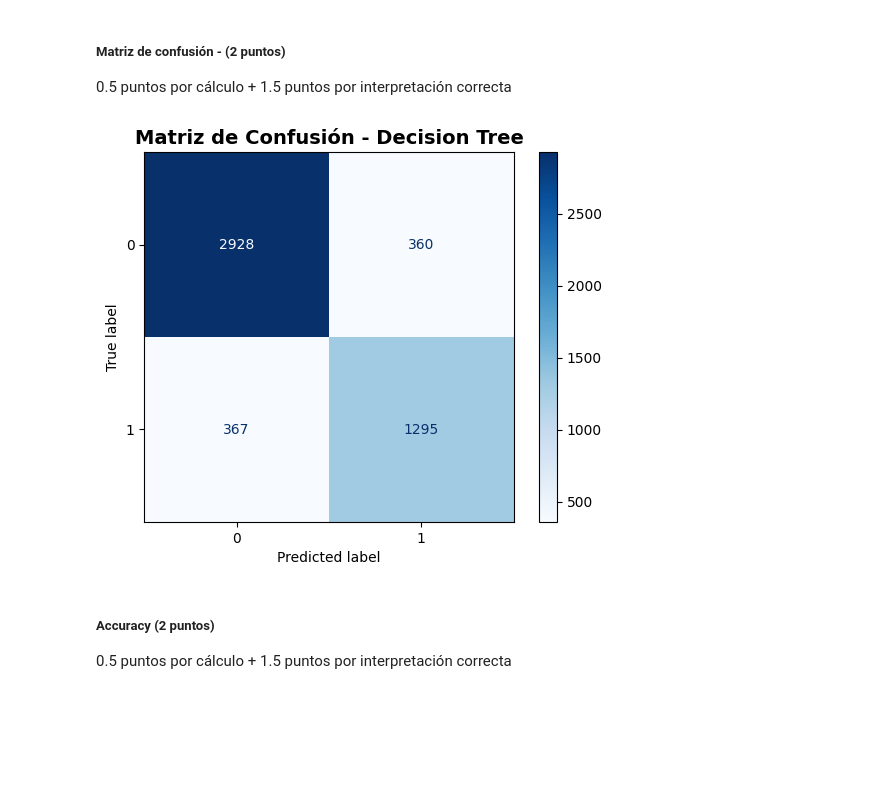
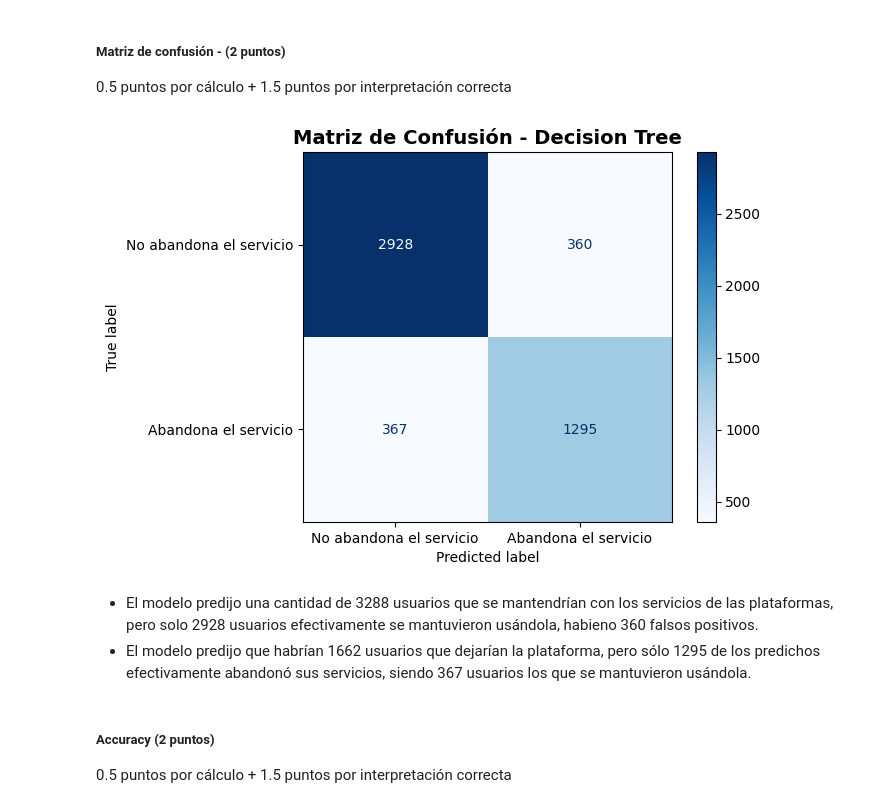
Before and after one commit to JuanYa1901/Evaluacion-2-Parte-2-, a Jupyter notebook: 620454_E3_Clasificacion_Base.ipynb, the cells around one changed output. Saved outputs shown, nothing was run; the diff lists cells and outputs as text; code cells hidden in the pictures; blank space fills up the shorter version.

```diff
--- a/620454_E3_Clasificacion_Base.ipynb
+++ b/620454_E3_Clasificacion_Base.ipynb
@@ -391,12 +424,15 @@ No abandona el servicio       0.89      0.89      0.89      3288
 # Escriba su código acá
 # %%
 cm_tree = confusion_matrix(y_test, y_pred_tree)
-disp = ConfusionMatrixDisplay(confusion_matrix=cm_tree, display_labels=tree_model.classes_)
+disp = ConfusionMatrixDisplay(confusion_matrix=cm_tree, display_labels=etiquetas)
 disp.plot(cmap='Blues')
 plt.title("Matriz de Confusión - Decision Tree", fontsize=14, fontweight="bold")
 plt.show()
 # %% [output]
-[figure, old version]
+[figure, new version]
+# %% [markdown]
+- El modelo predijo una cantidad de 3288 usuarios que se mantendrían con los servicios de las plataformas, pero solo 2928 usuarios efectivamente se mantuvieron usándola, habieno 360 falsos positivos.
+- El modelo predijo que habrían 1662 usuarios que dejarían la plataforma, pero sólo 1295 de los predichos efectivamente abandonó sus servicios, siendo 367 usuarios los que se mantuvieron usándola.
 # %% [markdown]
 ##### Accuracy (2 puntos)
 
```
Also changed, not shown: parts of 13 cells of this notebook.
